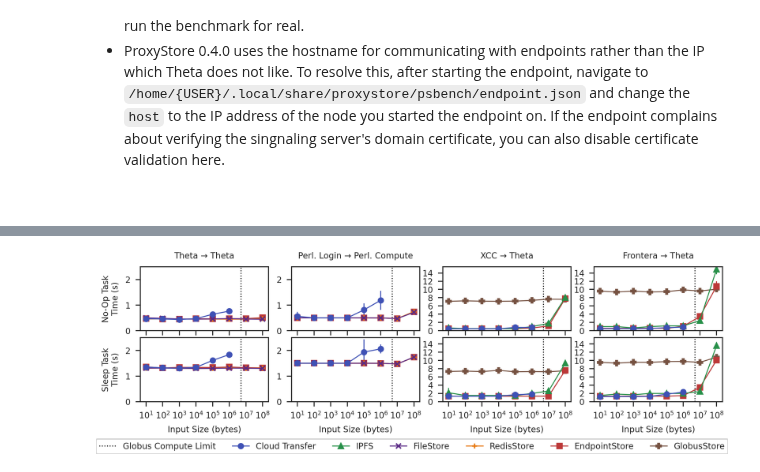
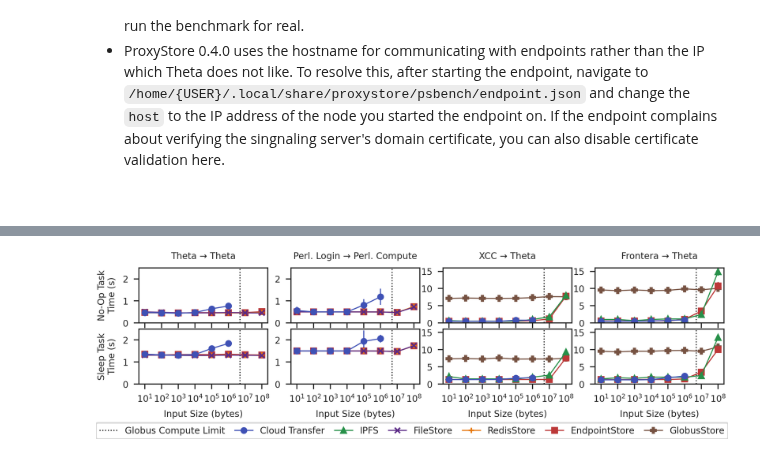
Before and after one commit to proxystore/sc23-evaluation, a Jupyter notebook: 0-proxystore-with-faas.ipynb, the cells around one changed output, grey strips where cells are left out. Saved outputs shown, nothing was run; the diff lists cells and outputs as text; code cells hidden in the pictures.

Commit message:
Fix column/text widths of plots

```diff
--- a/0-proxystore-with-faas.ipynb
+++ b/0-proxystore-with-faas.ipynb
@@ -222,35 +222,39 @@ axs[0, 2].set_title('XCC → Theta')
 axs[0, 3].set_title('Frontera → Theta')
 
 handles = [None for _ in range(len(backends) + 1)]
 labels = [None for _ in range(len(backends) + 1)]
 for label, handle in legend_handles.items():
     if label =='Globus Compute Limit':
         index = 0
     elif label == 'Cloud Transfer':
         index = backends.index('Globus Compute') + 1
         handle = handle[0]
     else:
         index = backends.index(label) + 1
         handle = handle[0]
     handles[index] = handle
     labels[index] = label
 
-axs[1, 0].legend(handles, labels, loc='upper center', bbox_to_anchor=(2.12, -0.52), ncol=7)
+axs[1, 0].legend(handles, labels, loc='lower center', bbox_to_anchor=(2.12, -1.08), ncol=7, columnspacing=1.1)
 
 # Restrict y axis range
 for yi in (0, 1):
     for xi in (0, 1, 2, 3):
-        axs[yi, xi].set_ylim([0, 2.5 if xi < 2 else 15.5])
-        axs[yi, xi].set_ylim([0, 2.5 if xi < 2 else 15.5])
+        axs[yi, xi].set_ylim([0, 2.5 if xi < 2 else 16])
+        axs[yi, xi].set_ylim([0, 2.5 if xi < 2 else 16])
 
 # Restrict y labels to integers
 for yi in (0, 1):
     for xi in (0, 1, 2, 3):
         axs[yi, xi].get_yaxis().set_major_locator(mticker.MaxNLocator(integer=True))
 
+        if xi > 1:
+            axs[yi, xi].set_yticks([0, 5, 10, 15])
+
 plt.subplots_adjust(wspace=0.18, hspace=0.11)
+# fig.tight_layout(h_pad=0.5, w_pad=0.75)
 
-fig.set_size_inches(7.5, 1.75)
+fig.set_size_inches(7, 1.4)
 plt.savefig('figures/globus-compute-roundtrip-task-times.pdf', pad_inches=0.05)
 # %% [output]
-[figure, old version]
+[figure, new version]
```
Also changed, not shown: 13 other files.
